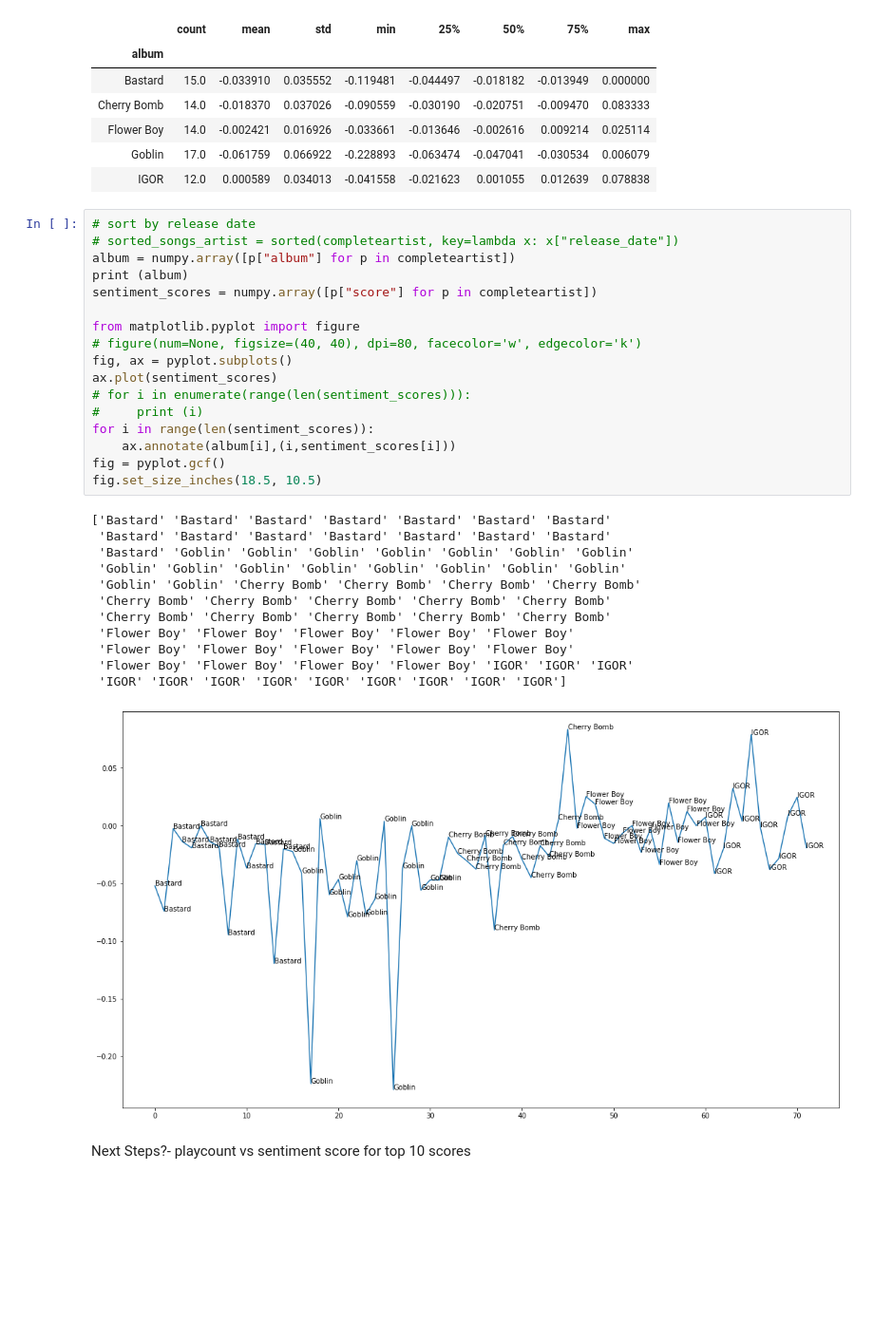
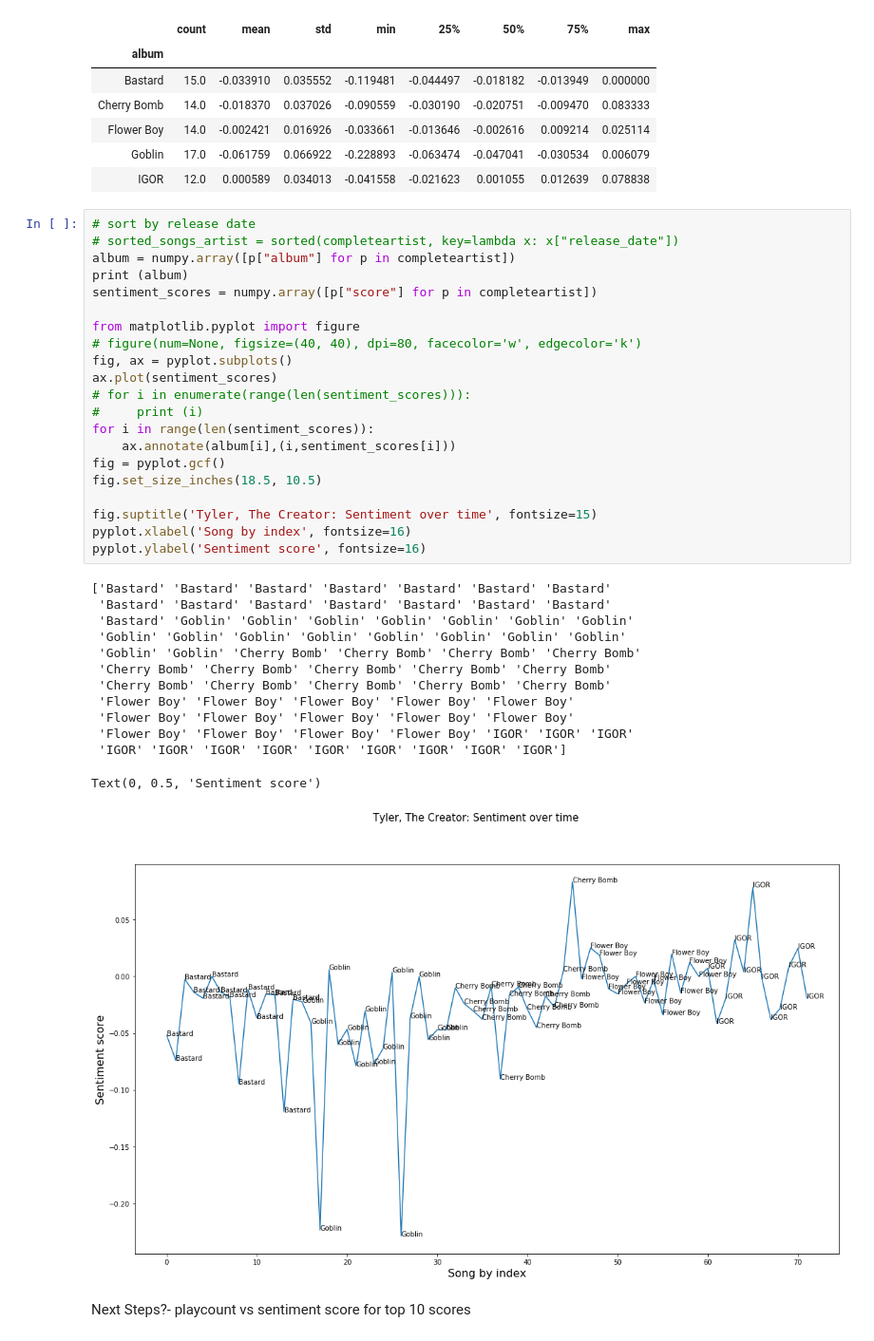
Before and after one commit to JeffreyTsang/text_mining_project, a Jupyter notebook: Analysis_Notebooks/Sentiment_Analysis_Male_Artist.ipynb, the cells around one changed output. Shown at 95% size. Saved outputs shown, nothing was run; the diff lists cells and outputs as text; blank space fills up the shorter version.

```diff
--- a/Analysis_Notebooks/Sentiment_Analysis_Male_Artist.ipynb
+++ b/Analysis_Notebooks/Sentiment_Analysis_Male_Artist.ipynb
@@ -376,33 +376,38 @@ df['score'].groupby(df['album']).describe()
 # %%
 # sort by release date
 # sorted_songs_artist = sorted(completeartist, key=lambda x: x["release_date"])
 album = numpy.array([p["album"] for p in completeartist])
 print (album)
 sentiment_scores = numpy.array([p["score"] for p in completeartist])
 
 from matplotlib.pyplot import figure
 # figure(num=None, figsize=(40, 40), dpi=80, facecolor='w', edgecolor='k')
 fig, ax = pyplot.subplots()
 ax.plot(sentiment_scores)
 # for i in enumerate(range(len(sentiment_scores))):
 #     print (i)
 for i in range(len(sentiment_scores)):
     ax.annotate(album[i],(i,sentiment_scores[i]))
 fig = pyplot.gcf()
 fig.set_size_inches(18.5, 10.5)
+
+fig.suptitle('Tyler, The Creator: Sentiment over time', fontsize=15)
+pyplot.xlabel('Song by index', fontsize=16)
+pyplot.ylabel('Sentiment score', fontsize=16)
 # %% [output]
 ['Bastard' 'Bastard' 'Bastard' 'Bastard' 'Bastard' 'Bastard' 'Bastard'
  'Bastard' 'Bastard' 'Bastard' 'Bastard' 'Bastard' 'Bastard' 'Bastard'
  'Bastard' 'Goblin' 'Goblin' 'Goblin' 'Goblin' 'Goblin' 'Goblin' 'Goblin'
  'Goblin' 'Goblin' 'Goblin' 'Goblin' 'Goblin' 'Goblin' 'Goblin' 'Goblin'
  'Goblin' 'Goblin' 'Cherry Bomb' 'Cherry Bomb' 'Cherry Bomb' 'Cherry Bomb'
  'Cherry Bomb' 'Cherry Bomb' 'Cherry Bomb' 'Cherry Bomb' 'Cherry Bomb'
  'Cherry Bomb' 'Cherry Bomb' 'Cherry Bomb' 'Cherry Bomb' 'Cherry Bomb'
  'Flower Boy' 'Flower Boy' 'Flower Boy' 'Flower Boy' 'Flower Boy'
  'Flower Boy' 'Flower Boy' 'Flower Boy' 'Flower Boy' 'Flower Boy'
  'Flower Boy' 'Flower Boy' 'Flower Boy' 'Flower Boy' 'IGOR' 'IGOR' 'IGOR'
  'IGOR' 'IGOR' 'IGOR' 'IGOR' 'IGOR' 'IGOR' 'IGOR' 'IGOR' 'IGOR']
+Text(0, 0.5, 'Sentiment score')
-[figure, old version]
+[figure, new version]
 # %% [markdown]
 Next Steps?-
 playcount vs sentiment score for top 10 scores
```
Also changed, not shown: parts of 22 cells of this notebook, 2 other files.
